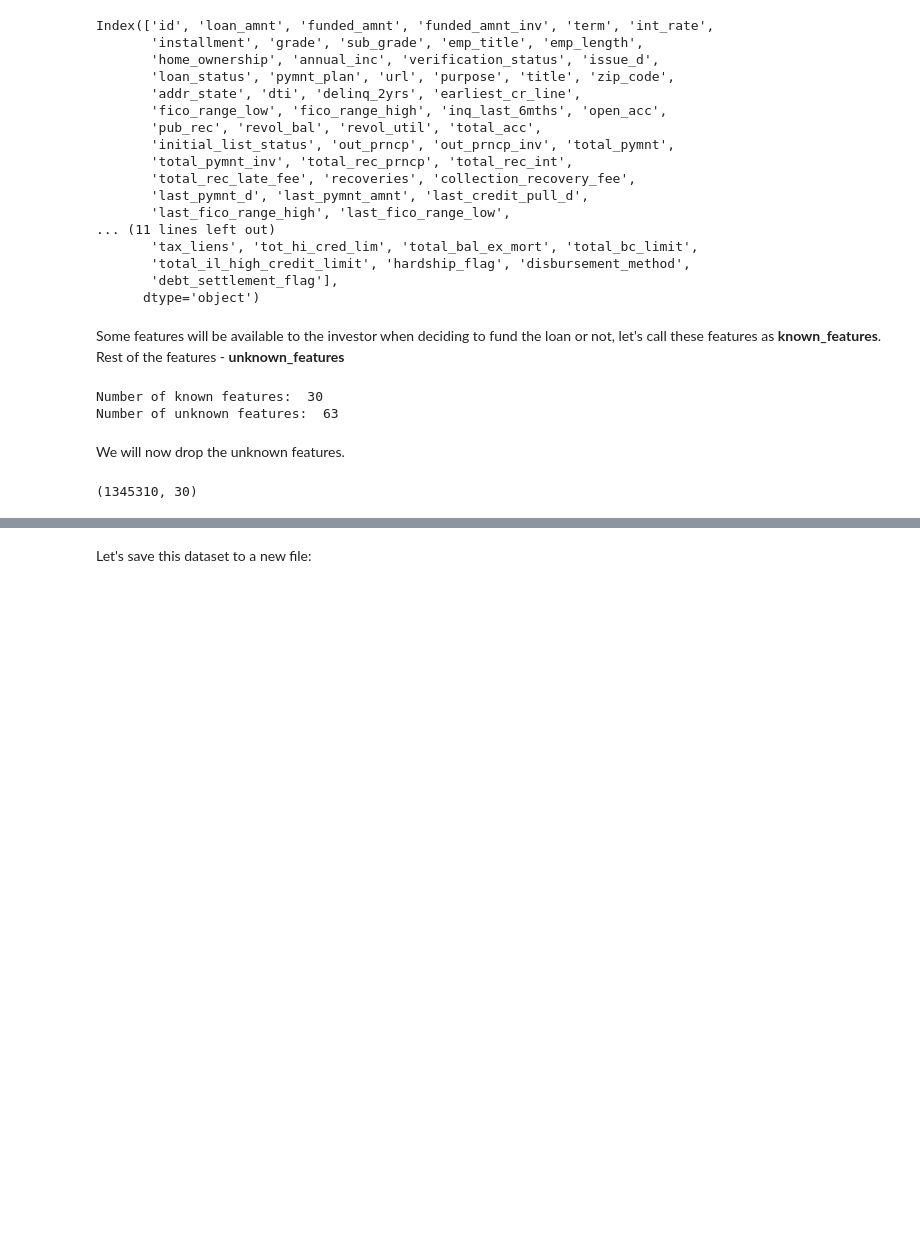
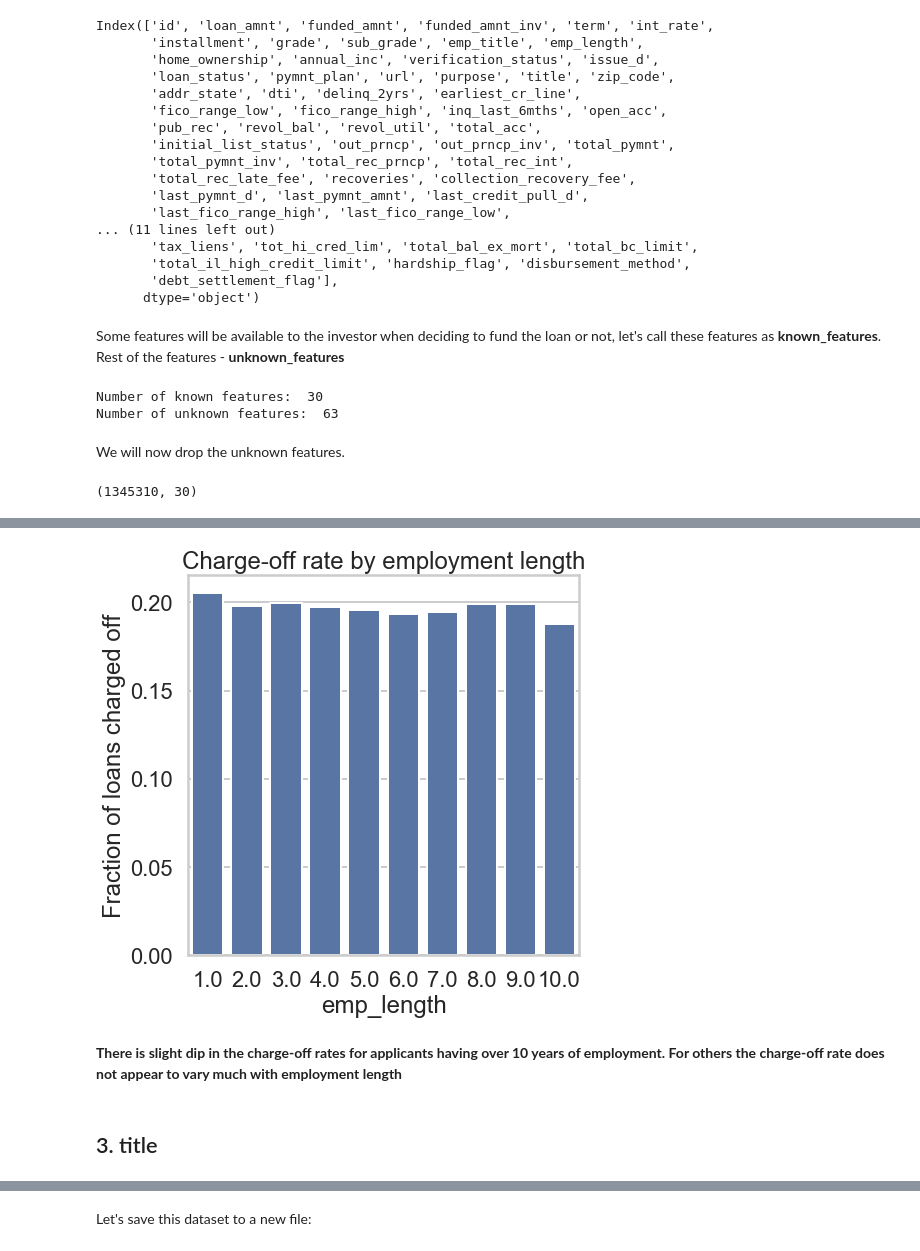
Before and after one commit to ksurasura/DS-Projects, a Jupyter notebook: Loan Prediction Data Story.ipynb, the cells around one changed output, grey strips where cells are left out. Saved outputs shown, nothing was run; the diff lists cells and outputs as text; code cells hidden in the pictures; blank space fills up the shorter version.

```diff
--- a/Loan Prediction Data Story.ipynb
+++ b/Loan Prediction Data Story.ipynb
@@ -196,0 +341,12 @@ loan_data.shape
+# %%
+charge_off_rates = loan_data.groupby('emp_length')['loan_status'].value_counts(normalize=True).loc[:,'Charged Off']
+fig_emp_len = sns.barplot(x=charge_off_rates.index, y=charge_off_rates.values, color='#5975A4', saturation=1)
+fig_emp_len.set(xlabel='emp_length', ylabel='Fraction of loans charged off')
+pp.title("Charge-off rate by employment length")
+pp.show()
+# %% [output]
+[figure, added]
+# %% [markdown]
+**There is slight dip in the charge-off rates for applicants having over 10 years of employment. For others the charge-off rate does not appear to vary much with employment length**
+# %% [markdown]
+## 3. title
```
Also changed, not shown: parts of 205 cells of this notebook.
